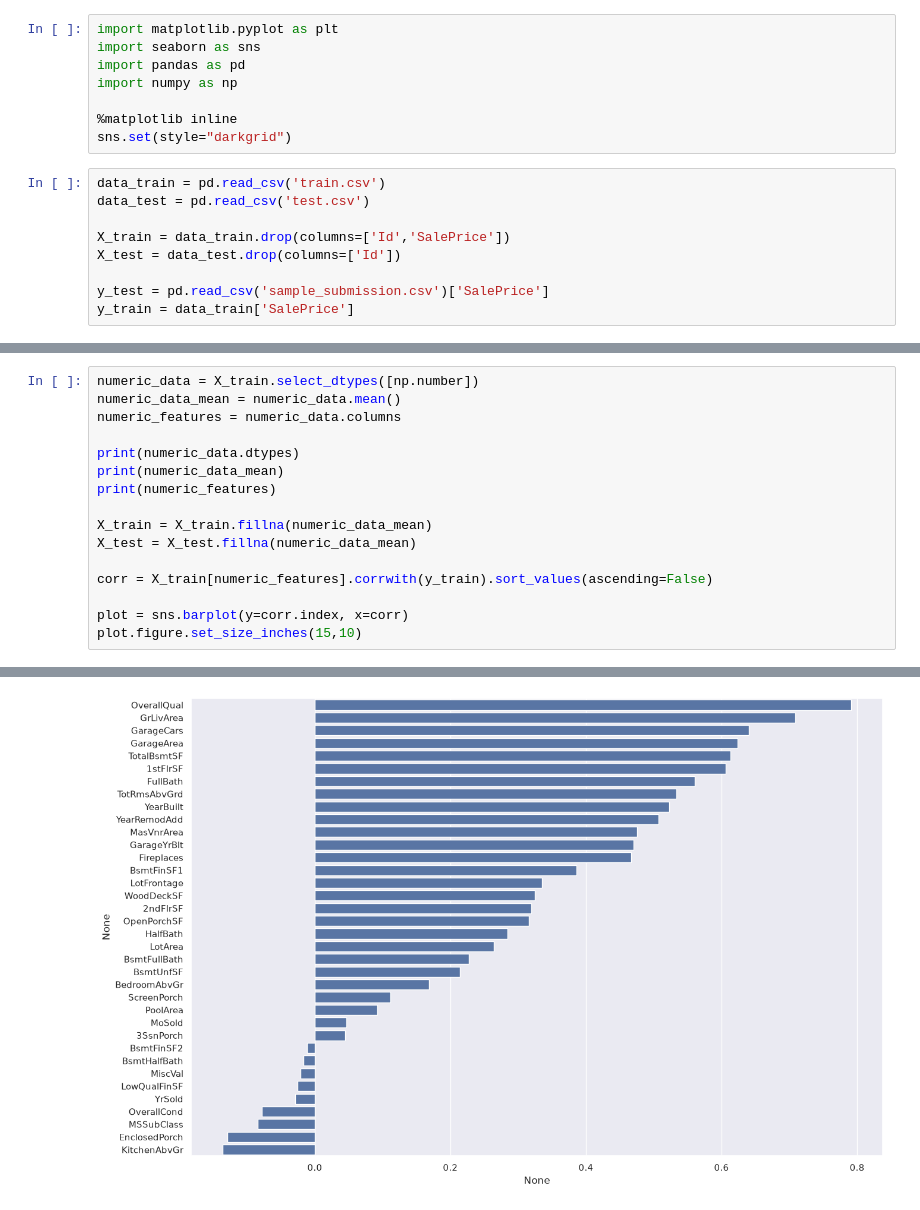
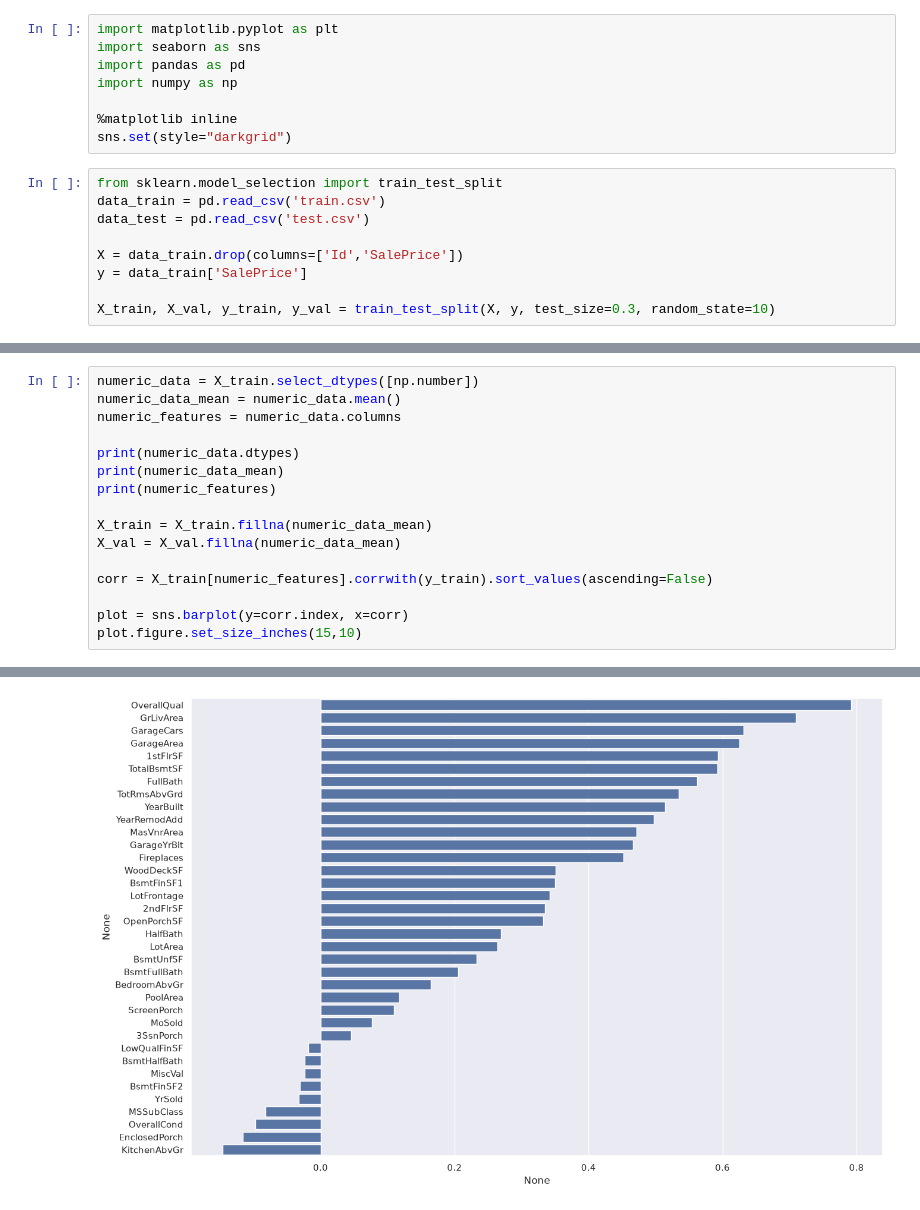
Before and after one commit to artemkafrog/ml-models, a Jupyter notebook: linregr/house_price_prediction/housing_price_prediction.ipynb, the cells around one changed output, grey strips where cells are left out. Cells and saved outputs as stored; diff of their text form.

```diff
--- a/linregr/house_price_prediction/housing_price_prediction.ipynb
+++ b/linregr/house_price_prediction/housing_price_prediction.ipynb
@@ -7,12 +7,12 @@ import numpy as np
 %matplotlib inline
 sns.set(style="darkgrid")
 # %%
+from sklearn.model_selection import train_test_split
 data_train = pd.read_csv('train.csv')
 data_test = pd.read_csv('test.csv')
 
-X_train = data_train.drop(columns=['Id','SalePrice'])
-X_test = data_test.drop(columns=['Id'])
+X = data_train.drop(columns=['Id','SalePrice'])
+y = data_train['SalePrice']
 
-y_test = pd.read_csv('sample_submission.csv')['SalePrice']
-y_train = data_train['SalePrice']
+X_train, X_val, y_train, y_val = train_test_split(X, y, test_size=0.3, random_state=10)
 # %%
@@ -59,35 +59,35 @@ numeric_data_mean = numeric_data.mean()
 numeric_features = numeric_data.columns
 
 print(numeric_data.dtypes)
 print(numeric_data_mean)
 print(numeric_features)
 
 X_train = X_train.fillna(numeric_data_mean)
-X_test = X_test.fillna(numeric_data_mean)
+X_val = X_val.fillna(numeric_data_mean)
 
 corr = X_train[numeric_features].corrwith(y_train).sort_values(ascending=False)
 
 plot = sns.barplot(y=corr.index, x=corr)
 plot.figure.set_size_inches(15,10)
 # %% [output]
 MSSubClass         int64
 LotFrontage      float64
 LotArea            int64
 OverallQual        int64
 OverallCond        int64
 YearBuilt          int64
 YearRemodAdd       int64
 MasVnrArea       float64
 BsmtFinSF1         int64
 BsmtFinSF2         int64
 BsmtUnfSF          int64
 TotalBsmtSF        int64
 ... (67 lines left out)
        'GarageYrBlt', 'GarageCars', 'GarageArea', 'WoodDeckSF', 'OpenPorchSF',
        'EnclosedPorch', '3SsnPorch', 'ScreenPorch', 'PoolArea', 'MiscVal',
        'MoSold', 'YrSold'],
       dtype='str')
-[figure, old version]
+[figure, new version]
 # %%
 fig, axs = plt.subplots(figsize=(20,10), nrows=2 ,ncols=2)
 for i, feature in enumerate(['OverallQual','GrLivArea', 'GarageArea', 'TotalBsmtSF']):
```
Also changed, not shown: parts of 8 cells of this notebook.
